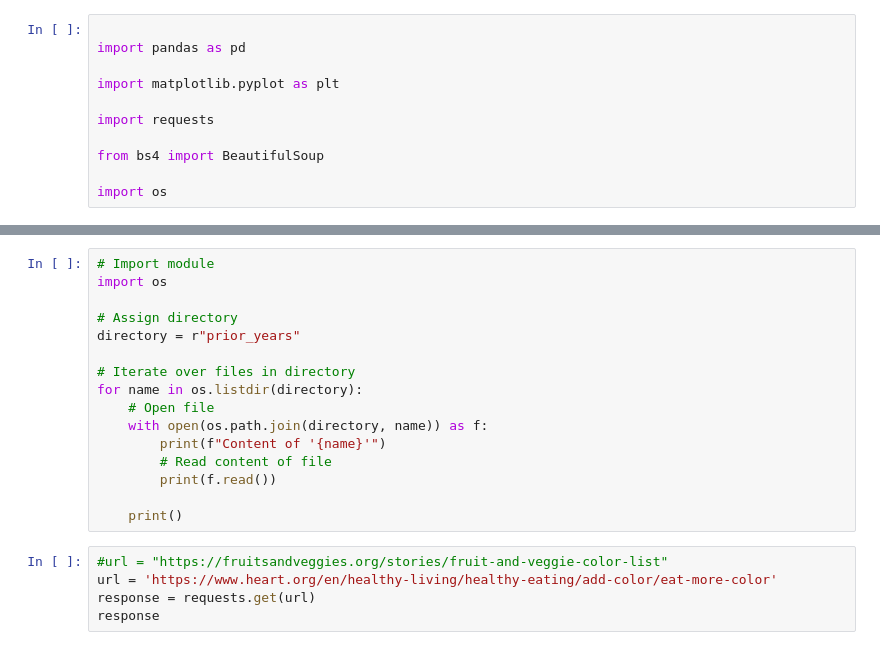
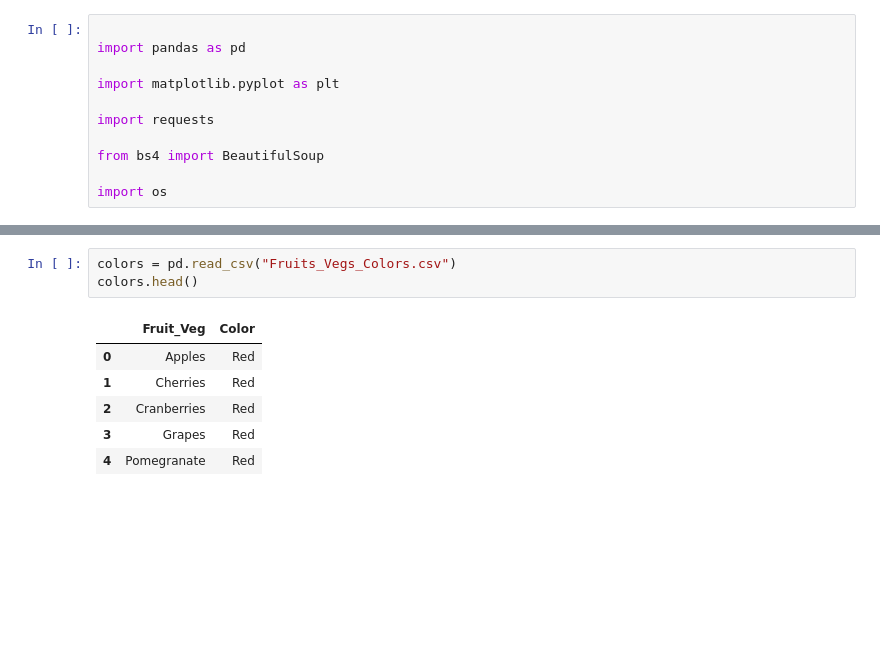
Before and after one commit to cmonjarr/5ADayCost, a Jupyter notebook: Test.ipynb, the cells around one changed output, grey strips where cells are left out. Drawn from its saved outputs; the diff is of its cells as text; blank space fills up the shorter version.

```diff
--- a/Test.ipynb
+++ b/Test.ipynb
@@ -109,24 +12,13 @@ df_produces_2016.tail(50)
-# %%
-# Import module
-import os
-
-# Assign directory
-directory = r"prior_years"
-
-# Iterate over files in directory
-for name in os.listdir(directory):
-    # Open file
-    with open(os.path.join(directory, name)) as f:
-        print(f"Content of '{name}'")
-        # Read content of file
-        print(f.read())
-
-    print()
-# %%
-#url = "https://fruitsandveggies.org/stories/fruit-and-veggie-color-list"
-url = 'https://www.heart.org/en/healthy-living/healthy-eating/add-color/eat-more-color'
-response = requests.get(url)
-response
+# %%
+colors = pd.read_csv("Fruits_Vegs_Colors.csv")
+colors.head()
+# %% [output]
+|  | Fruit_Veg | Color |
+| 0 | Apples | Red |
+| 1 | Cherries | Red |
+| 2 | Cranberries | Red |
+| 3 | Grapes | Red |
+| 4 | Pomegranate | Red |
 # %%
 fruits_20 = pd.read_csv("Fruit_Prices_2020.csv")
 fruits_20.head()
```
Also changed, not shown: parts of 20 cells of this notebook, 1 other file.
